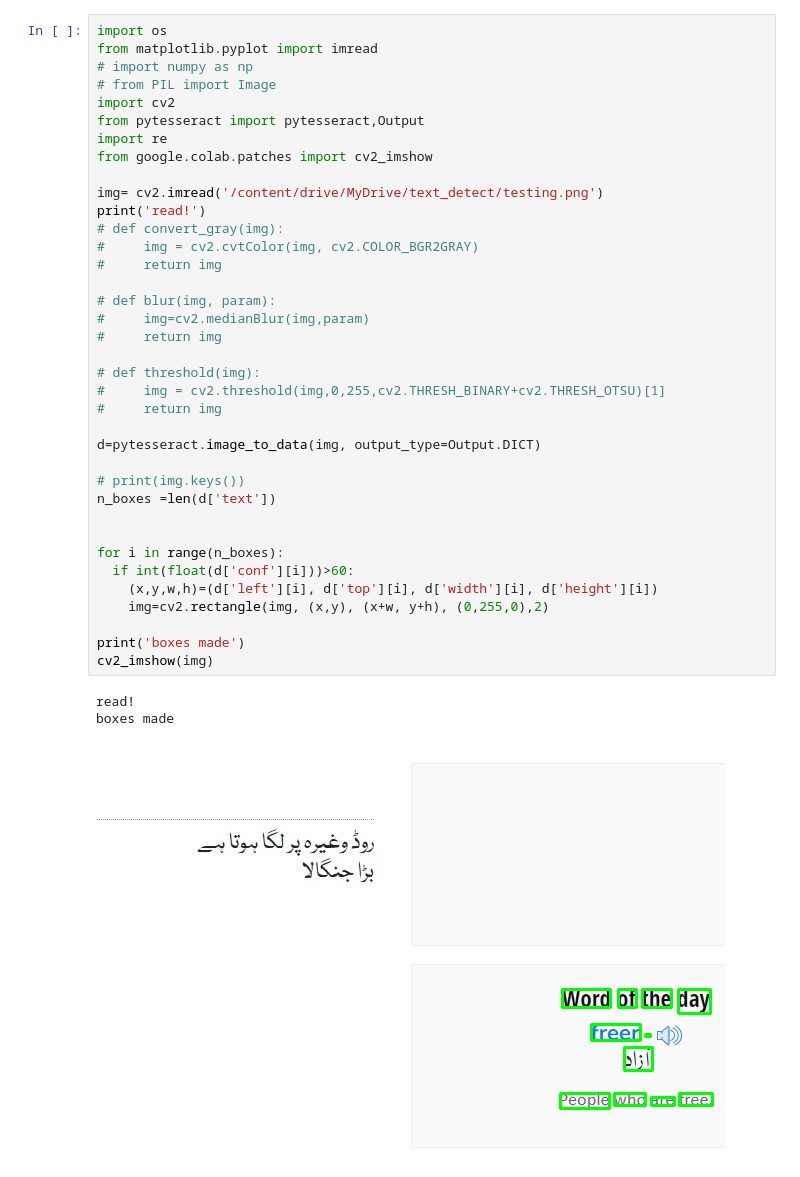
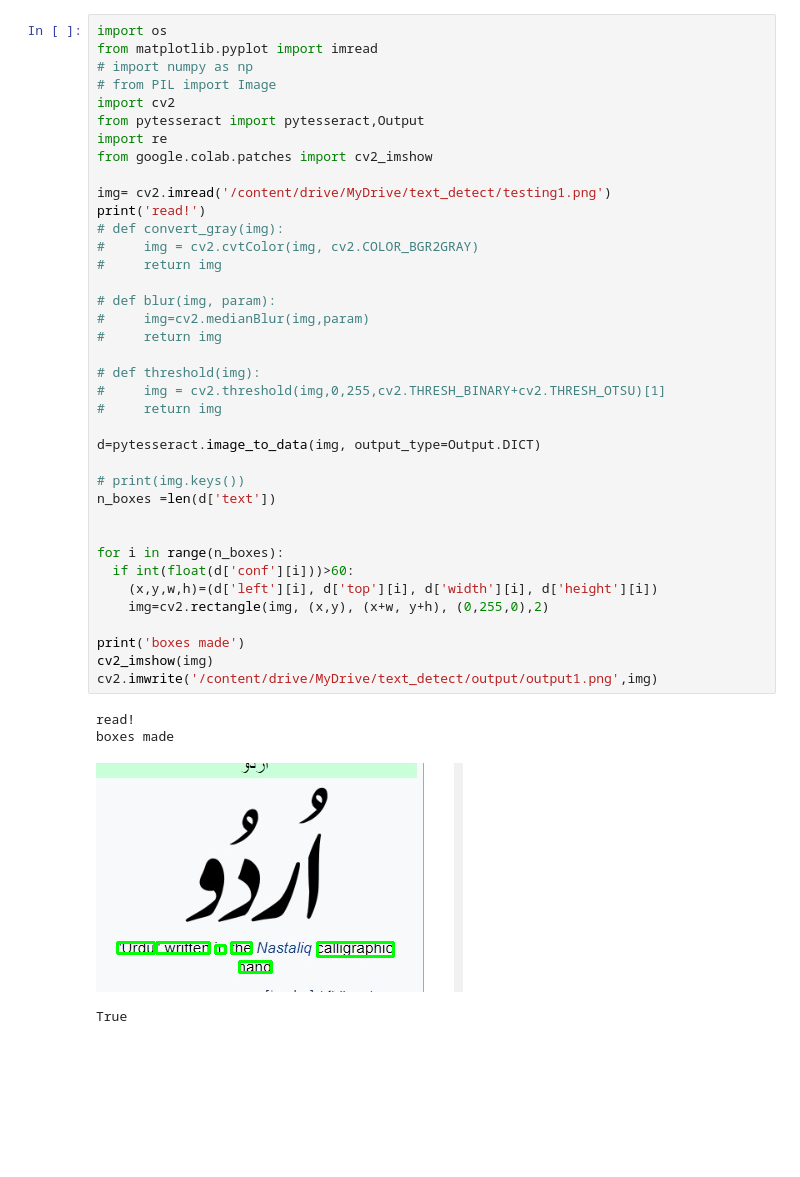
Before and after one commit to vibhutidabas/Text_detection, a Jupyter notebook: text_detection.ipynb, the cells around one changed output. Cells and saved outputs as stored; diff of their text form; blank space fills up the shorter version.

```diff
--- a/text_detection.ipynb
+++ b/text_detection.ipynb
@@ -23,34 +31,36 @@ from pytesseract import pytesseract,Output
 import re
 from google.colab.patches import cv2_imshow
 
-img= cv2.imread('/content/drive/MyDrive/text_detect/testing.png')
+img= cv2.imread('/content/drive/MyDrive/text_detect/testing1.png')
 print('read!')
 # def convert_gray(img):
 #     img = cv2.cvtColor(img, cv2.COLOR_BGR2GRAY)
 #     return img
 
 # def blur(img, param):
 #     img=cv2.medianBlur(img,param)
 #     return img
 
 # def threshold(img):
 #     img = cv2.threshold(img,0,255,cv2.THRESH_BINARY+cv2.THRESH_OTSU)[1]
 #     return img
 
 d=pytesseract.image_to_data(img, output_type=Output.DICT)
 
 # print(img.keys())
 n_boxes =len(d['text'])
 
 
 for i in range(n_boxes):
   if int(float(d['conf'][i]))>60:
     (x,y,w,h)=(d['left'][i], d['top'][i], d['width'][i], d['height'][i])
     img=cv2.rectangle(img, (x,y), (x+w, y+h), (0,255,0),2)
 
 print('boxes made')
 cv2_imshow(img)
+cv2.imwrite('/content/drive/MyDrive/text_detect/output/output1.png',img)
 # %% [output]
 read!
 boxes made
-[figure, old version]
+[figure, new version]
+True
```
Also changed, not shown: parts of 1 cell of this notebook.
